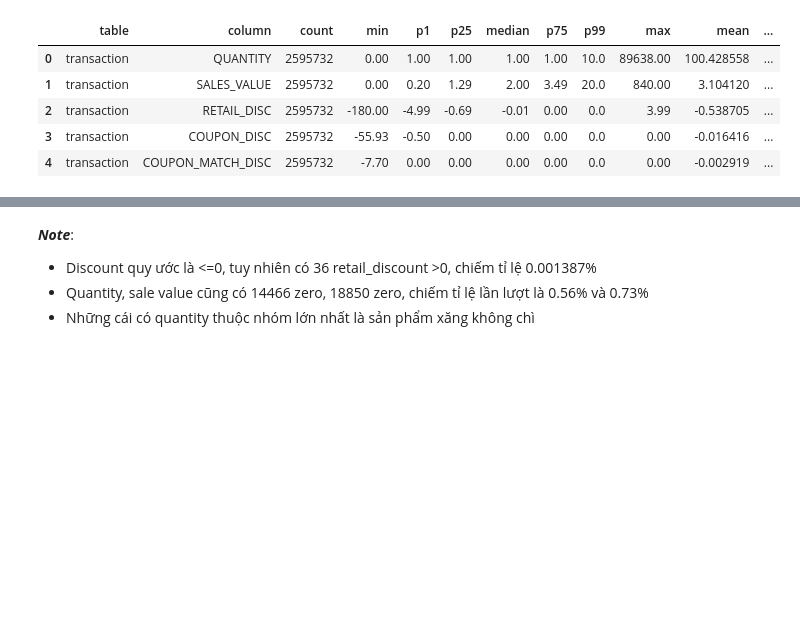
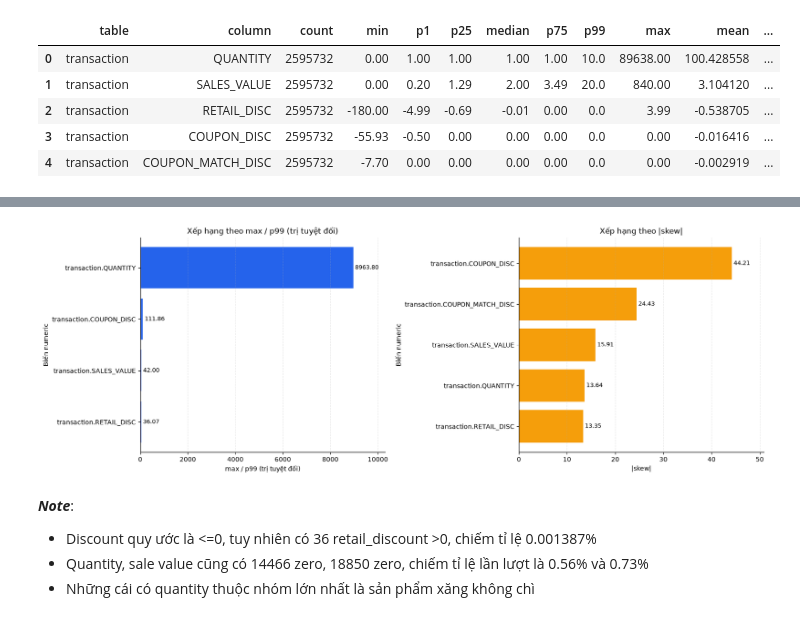
Before and after one commit to manhhungtr211/Propensity---Dunnhumby, a Jupyter notebook: notebooks/02_deep_dive_numeric.ipynb, the cells around one changed output, grey strips where cells are left out. Saved outputs shown, nothing was run; the diff lists cells and outputs as text; code cells hidden in the pictures; blank space fills up the shorter version.

Commit message:
feat(eda): deep dive numeric + normial

```diff
--- a/notebooks/02_deep_dive_numeric.ipynb
+++ b/notebooks/02_deep_dive_numeric.ipynb
@@ -88,0 +92,62 @@ numeric_diagnostics
+# %%
+numeric_skew_priority_rows = []
+for (table_name, column), values in numeric_values.items():
+    absolute_values = values.abs()
+    p99_absolute = float(absolute_values.quantile(0.99))
+    max_absolute = float(absolute_values.max())
+    numeric_skew_priority_rows.append({
+        "variable": f"{table_name}.{column}",
+        "max_abs": max_absolute,
+        "p99_abs": p99_absolute,
+        "max_abs_over_p99_abs": (
+            max_absolute / p99_absolute if p99_absolute > 0 else np.nan
+        ),
+        "skew": float(values.skew()),
+        "abs_skew": abs(float(values.skew())),
+    })
+
+numeric_skew_priority = pd.DataFrame(numeric_skew_priority_rows)
+numeric_skew_priority["tail_rank"] = (
+    numeric_skew_priority["max_abs_over_p99_abs"]
+    .rank(method="min", ascending=False)
+    .astype("Int64")
+)
+numeric_skew_priority["skew_rank"] = (
+    numeric_skew_priority["abs_skew"]
+    .rank(method="min", ascending=False)
+    .astype("Int64")
+)
+numeric_skew_priority["priority_rank_mean"] = (
+    numeric_skew_priority[["tail_rank", "skew_rank"]].mean(axis=1)
+)
+numeric_skew_priority = numeric_skew_priority.sort_values(
+    ["priority_rank_mean", "max_abs_over_p99_abs"], ascending=[True, False]
+).reset_index(drop=True)
+display(numeric_skew_priority)
+
+numeric_skew_figure, numeric_skew_axes = plt.subplots(
+    1, 2, figsize=(16, 5.5), layout="constrained"
+)
+ranking_plot_specs = [
+    ("max_abs_over_p99_abs", "max / p99 (trị tuyệt đối)", "#2563EB"),
+    ("abs_skew", "|skew|", "#F59E0B"),
+]
+for axis, (metric, title, color) in zip(
+    numeric_skew_axes, ranking_plot_specs, strict=True
+):
+    ranked = numeric_skew_priority.sort_values(metric, ascending=True)
+    bars = axis.barh(ranked["variable"], ranked[metric], color=color)
+    for bar, value in zip(bars, ranked[metric], strict=True):
+        axis.text(
+            bar.get_width(),
+            bar.get_y() + bar.get_height() / 2,
+            f" {value:.2f}",
+            va="center",
+            fontsize=9,
+        )
+    axis.set(title=f"Xếp hạng theo {title}", xlabel=title, ylabel="Biến numeric")
+    axis.margins(x=0.15)
+    axis.spines[["top", "right"]].set_visible(False)
+    axis.grid(axis="x", linestyle="--", alpha=0.3)
+plt.show()
+# %% [output]
@@ -89,3 +160,4 @@ numeric_diagnostics
+[figure, added]
 # %% [markdown]
 ***Note***:
 - Discount quy ước là <=0, tuy nhiên có 36 retail_discount >0, chiếm tỉ lệ 0.001387%
```
Also changed, not shown: parts of 17 cells of this notebook, 7 other files.
